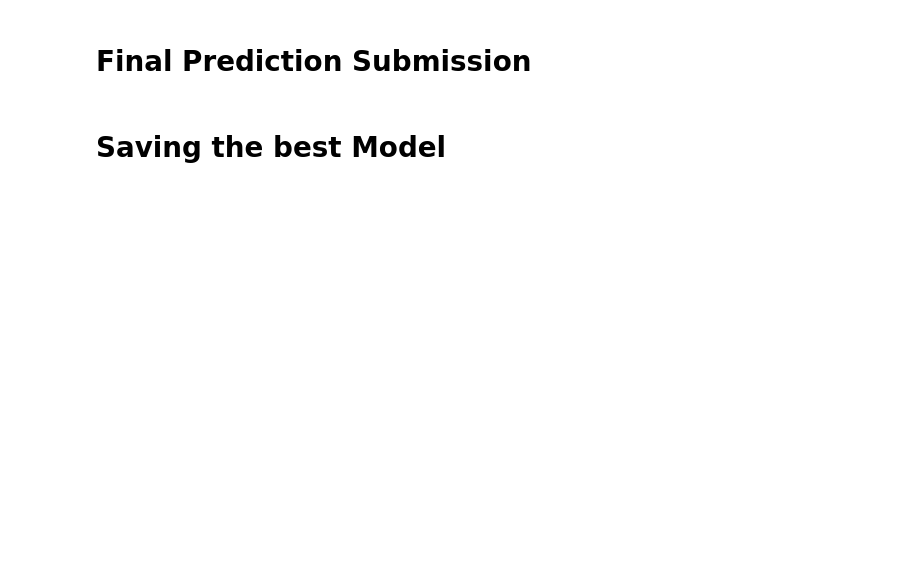
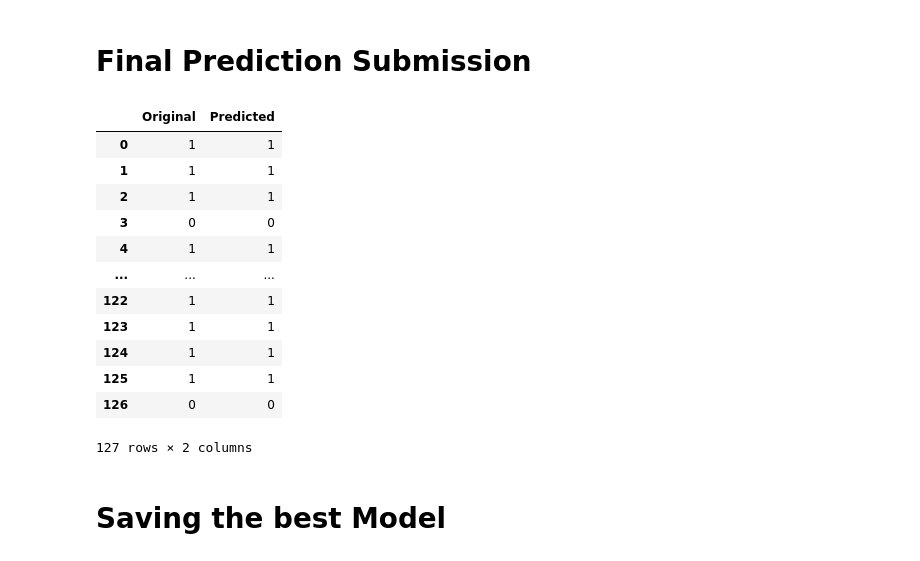
Before and after one commit to Vikrampurohit93/datatrained_projects, a Jupyter notebook: Loan_prediction.ipynb, the cells around one changed output. Drawn from its saved outputs; the diff is of its cells as text; code cells hidden in the pictures; blank space fills up the shorter version.

```diff
--- a/Loan_prediction.ipynb
+++ b/Loan_prediction.ipynb
@@ -488,9 +1036,23 @@ plt.show()
 # %%
 import numpy as np
 a = np.array(y_test)
-predicted = np.array(gcv.best_estimator_.predict(x_test))
+predicted = np.array(gcv1.best_estimator_.predict(x_test))
 df = pd.DataFrame(zip(a,predicted), columns = ["Original","Predicted"])
 df
+# %% [output]
+|  | Original | Predicted |
+| 0 | 1 | 1 |
+| 1 | 1 | 1 |
+| 2 | 1 | 1 |
+| 3 | 0 | 0 |
+| 4 | 1 | 1 |
+| ... | ... | ... |
+| 122 | 1 | 1 |
+| 123 | 1 | 1 |
+| 124 | 1 | 1 |
+| 125 | 1 | 1 |
+| 126 | 0 | 0 |
+127 rows × 2 columns
 # %% [markdown]
 # Saving the best Model
 # %%
```
Also changed, not shown: parts of 70 cells of this notebook.
